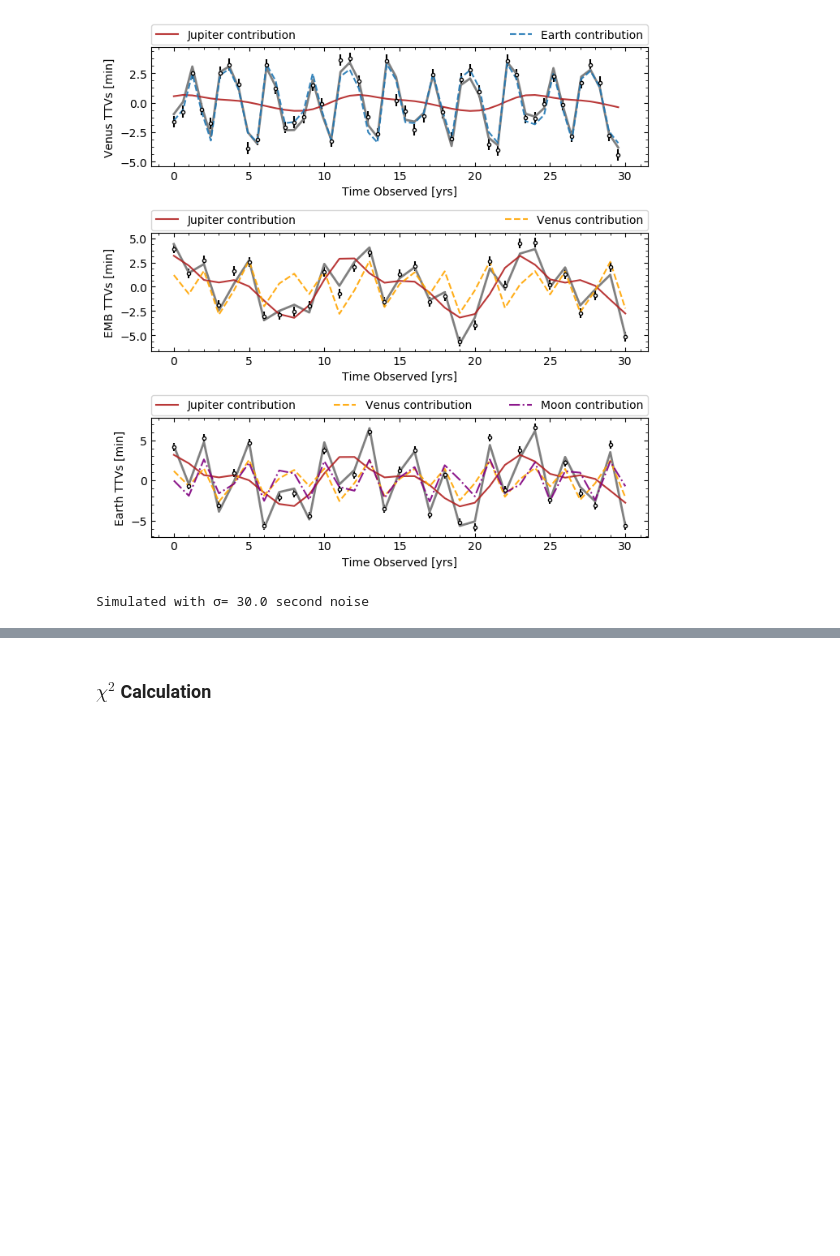
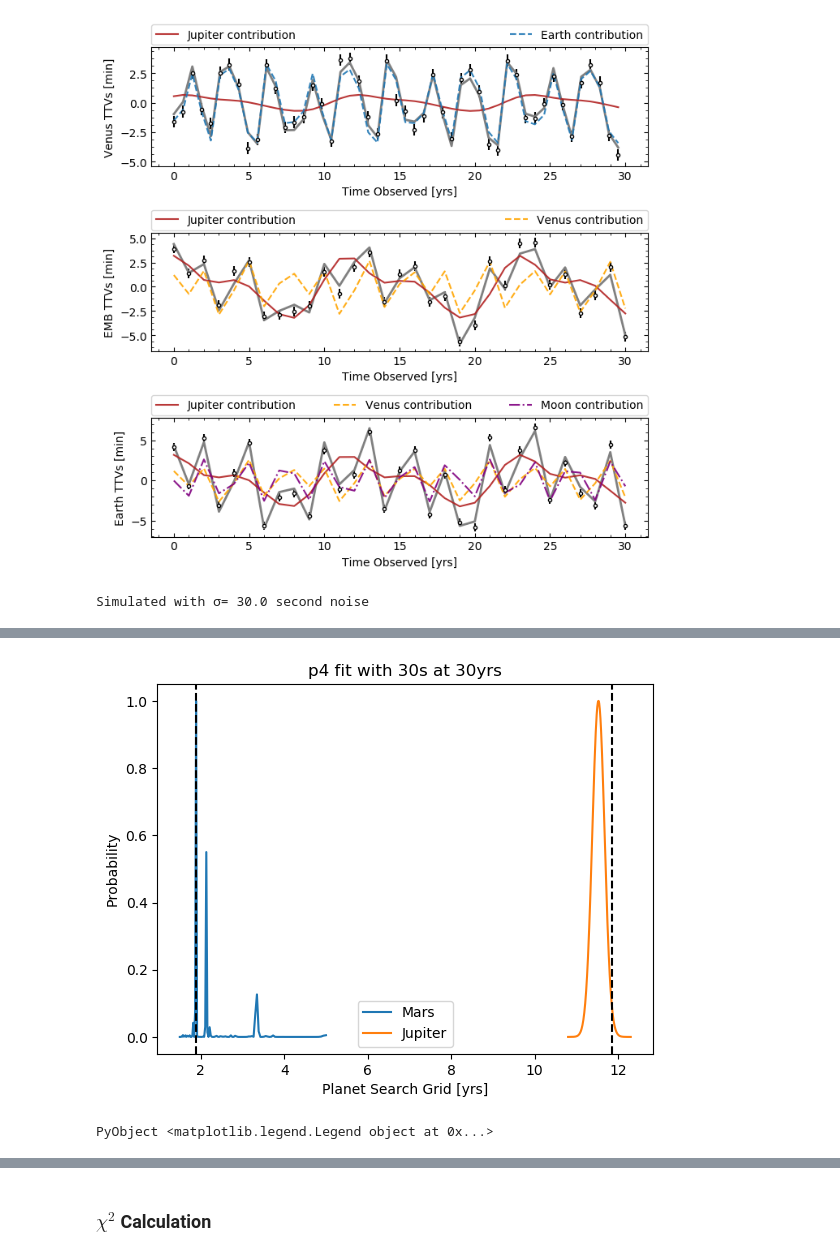
Before and after one commit to bmlindor/ttv_ss, a Jupyter notebook: runs.ipynb, the cells around one changed output, grey strips where cells are left out. Cells and saved outputs as stored; diff of their text form; code cells hidden in the pictures; blank space fills up the shorter version.

```diff
--- a/runs.ipynb
+++ b/runs.ipynb
@@ -165,3 +165,5 @@ plot_ttvs(p_33,true)
 # %% [output]
 [figure]
 Simulated with σ= 30.0 second noise
+# %%
+p4_33=jldopen("FITS/p4_fit30.0s30.0yrs.jld2")
@@ -167,0 +197,5 @@ Simulated with σ= 30.0 second noise
+# %%
+p4grid = (10 .^ range(log10(p4_33["p4in"]),stop=log10(p4_33["p4out"]),length=p4_33["np4"])) /365.25
+p4prob = exp.((p4_33["lprob_p4"] .-maximum(p4_33["lprob_p4"])))
+p3grid = (10 .^ range(log10(p4_33["p3in"]),stop=log10(p4_33["p3out"]),length=p4_33["np3"])) /365.25
+p3prob = exp.((p4_33["lprob_p3"] .-maximum(p4_33["lprob_p3"])))
@@ -167,0 +220,12 @@ Simulated with σ= 30.0 second noise
+# %%
+plot(p4grid,p4prob,label="Mars")
+plot(p3grid,p3prob,label="Jupiter")
+axvline(11.86,linestyle="--",color="black")
+axvline(1.88,linestyle="--",color="black")
+ylabel("Probability")
+xlabel("Planet Search Grid [yrs]")
+title("p4 fit with 30s at 30yrs")
+legend()
+# %% [output]
+[figure, added]
+PyObject <matplotlib.legend.Legend object at 0x...>
```
Also changed, not shown: parts of 10 cells of this notebook, 4 other files.
